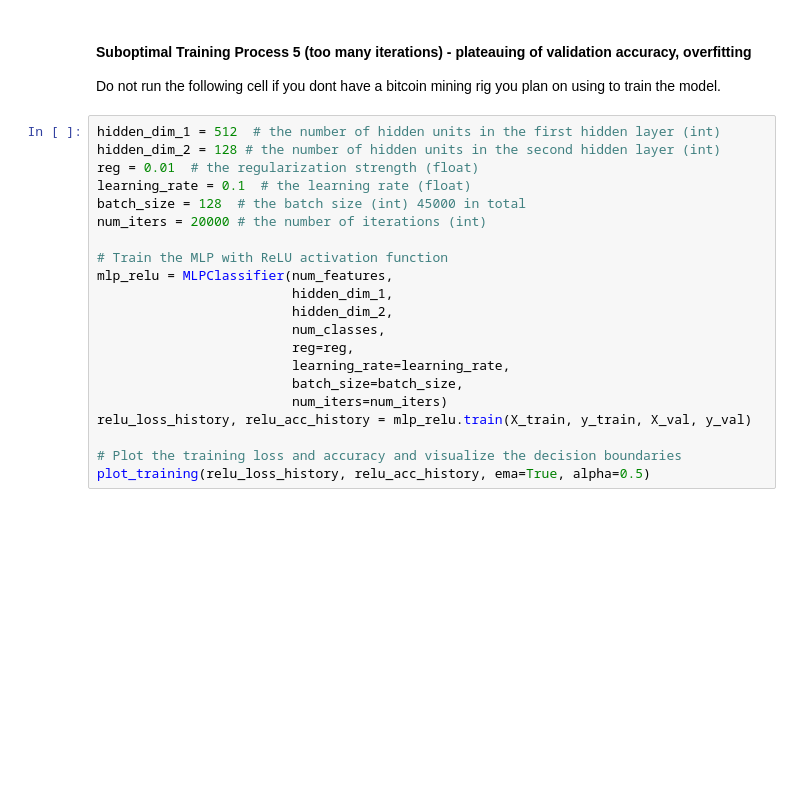
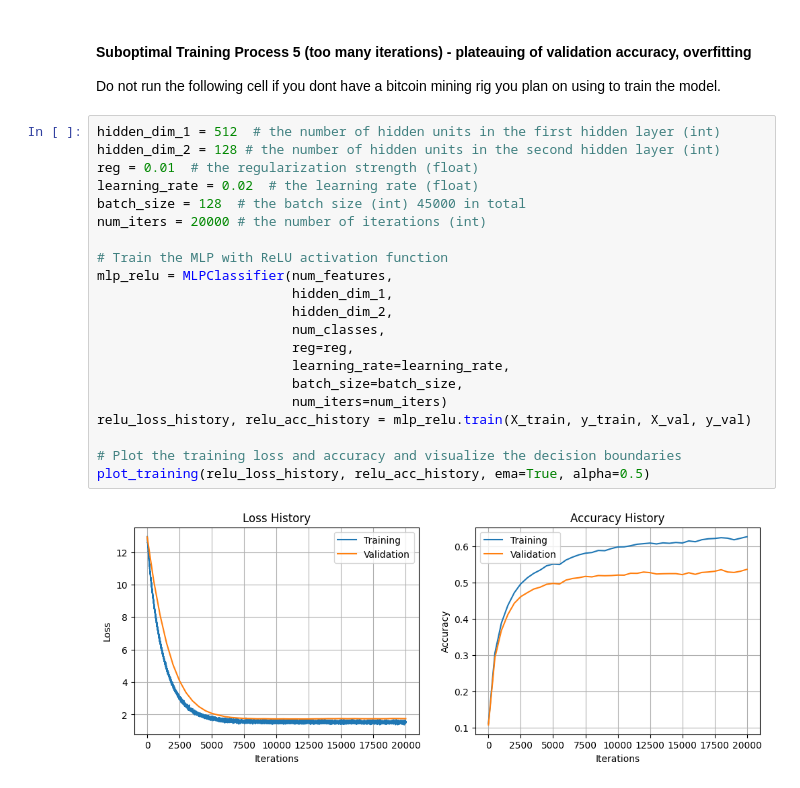
Before and after one commit to pilcsimo/classification, a Jupyter notebook: mlp_part_2.ipynb, the cells around one changed output. Cells and saved outputs as stored; diff of their text form; blank space fills up the shorter version.

```diff
--- a/mlp_part_2.ipynb
+++ b/mlp_part_2.ipynb
@@ -246,21 +246,23 @@ Do not run the following cell if you dont have a bitcoin mining rig you plan on
 # %%
 hidden_dim_1 = 512  # the number of hidden units in the first hidden layer (int)
 hidden_dim_2 = 128 # the number of hidden units in the second hidden layer (int)
 reg = 0.01  # the regularization strength (float)
-learning_rate = 0.1  # the learning rate (float)
+learning_rate = 0.02  # the learning rate (float)
 batch_size = 128  # the batch size (int) 45000 in total
 num_iters = 20000 # the number of iterations (int)
 
 # Train the MLP with ReLU activation function
 mlp_relu = MLPClassifier(num_features,
                          hidden_dim_1,
                          hidden_dim_2,
                          num_classes,
                          reg=reg,
                          learning_rate=learning_rate,
                          batch_size=batch_size,
                          num_iters=num_iters)
 relu_loss_history, relu_acc_history = mlp_relu.train(X_train, y_train, X_val, y_val)
 
 # Plot the training loss and accuracy and visualize the decision boundaries
 plot_training(relu_loss_history, relu_acc_history, ema=True, alpha=0.5)
+# %% [output]
+[figure, added]
```
Also changed, not shown: parts of 2 cells of this notebook.
